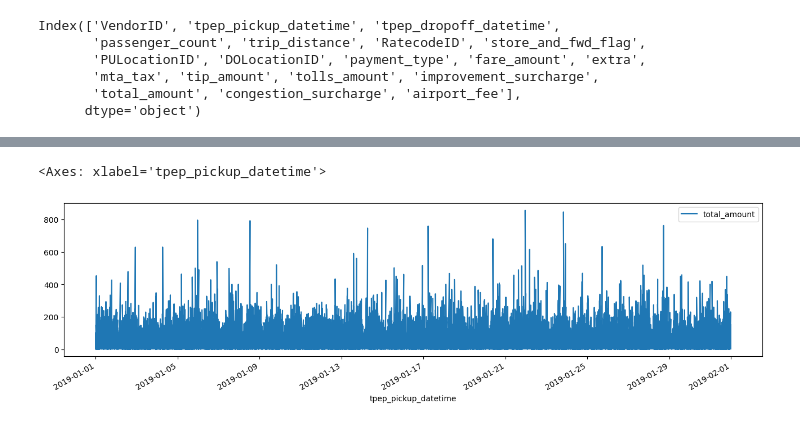
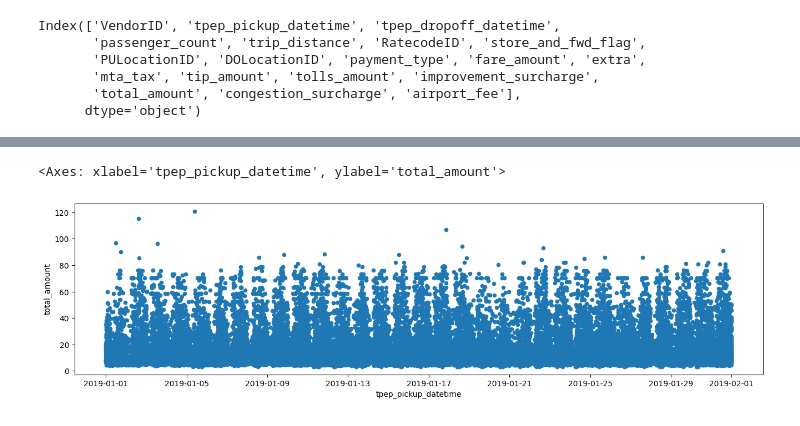
Before and after one commit to 24022356-max/2526-LTXLDL-finalsProject-AIT2006-4-1.1, a Jupyter notebook: src/yellow_2019-01.ipynb, the cells around one changed output, grey strips where cells are left out. Saved outputs shown, nothing was run; the diff lists cells and outputs as text; code cells hidden in the pictures.

```diff
--- a/src/yellow_2019-01.ipynb
+++ b/src/yellow_2019-01.ipynb
@@ -48,3 +47,7 @@ df_csv['tpep_dropoff_datetime'] = pd.to_datetime(
+# %%
+df['trip_duration'] = (df['tpep_dropoff_datetime'] - df['tpep_pickup_datetime']).dt.total_seconds() / 60
+df['avg_speed'] = df['trip_distance'] / (df['trip_duration'] / 60)
+df = df.replace([np.inf, -np.inf], np.nan)
 # %% [markdown]
 ### Checking for Missing values
 We can fill in these missing values with:
@@ -143,0 +123,38 @@ filtered_df.shape
+# %%
+start_date = pd.Timestamp('2019-01-01 00:00:00')
+end_date = pd.Timestamp('2019-02-01 00:00:00')
+df['qa_dropoff_after_pickup'] = df['trip_duration'] > 0
+df['qa_timedate'] = (df['tpep_pickup_datetime'] >= start_date) & (df['tpep_pickup_datetime'] < end_date)
+
+df['qa_duration'] = (df['trip_duration'] > 0) & (df['trip_duration'] < 300) # 5 hours
+df['qa_distance'] = (df['trip_distance'] > 0 | (df['trip_distance'] == 0) & (df['total_amount'] > 0)) # allow 0 distance with fare
+df['qa_speed'] = (df['avg_speed'] > 0) & (df['avg_speed'] <= 30) # 30 mph
+
+df['qa_payment_type'] = (df['payment_type'] >= 0) & (df['payment_type'] <= 6)
+df['qa_total_amount'] = (df['total_amount'] > 0) & (df['total_amount'] < 300) # 300 dollars
+df['qa_tip_amount'] = (df['tip_amount'] >= 0) & (df['tip_amount'] <= df['fare_amount']) # nobody tips 100%
+df['qa_non_neg_amount'] = (
+    (df['fare_amount'] > 0)
+    & (df['tip_amount'] >= 0)
+    & (df['extra'] >= 0)
+    & (df['mta_tax'] >= 0)
+    & (df['improvement_surcharge'] >= 0)
+    & (df['tolls_amount'] >= 0)
+    & (df['congestion_surcharge'] >= 0)
+    & (df['airport_fee'] >= 0)
+)
+
+df['qa_locationID'] = (
+    (df['PULocationID'] > 0)
+    & (df['PULocationID'] <= 263) # inside NYC
+    & (df['DOLocationID'] > 0)
+    & (df['DOLocationID'] <= 265)
+)
+df['qa_ratecodeID'] = (df['RatecodeID'] > 0) & (df['RatecodeID'] <= 6)
+df['qa_vendorID'] = df['RatecodeID'].isin([1, 2, 6, 7]).astype(int)
+
+df['qa_passenger_count'] = (df['passenger_count'] > 0) & (df['passenger_count'] <= 8)
+
+qa_cols = [col for col in df.columns if col.startswith('qa_')]
+df['is_valid_trip'] = df[qa_cols].all(axis=1)
+df['is_valid_trip'].value_counts()
@@ -144,9 +190,10 @@ filtered_df.shape
 # %%
-filtered_df.plot(
+df[df['is_valid_trip']].sample(frac=0.01).plot(
     x='tpep_pickup_datetime',
     y='total_amount',
     figsize=(16,4),
+    kind='scatter'
 )
 # %% [output]
-<Axes: xlabel='tpep_pickup_datetime'>
+<Axes: xlabel='tpep_pickup_datetime', ylabel='total_amount'>
-[figure, old version]
+[figure, new version]
```
Also changed, not shown: parts of 19 cells of this notebook, 1 other file.
